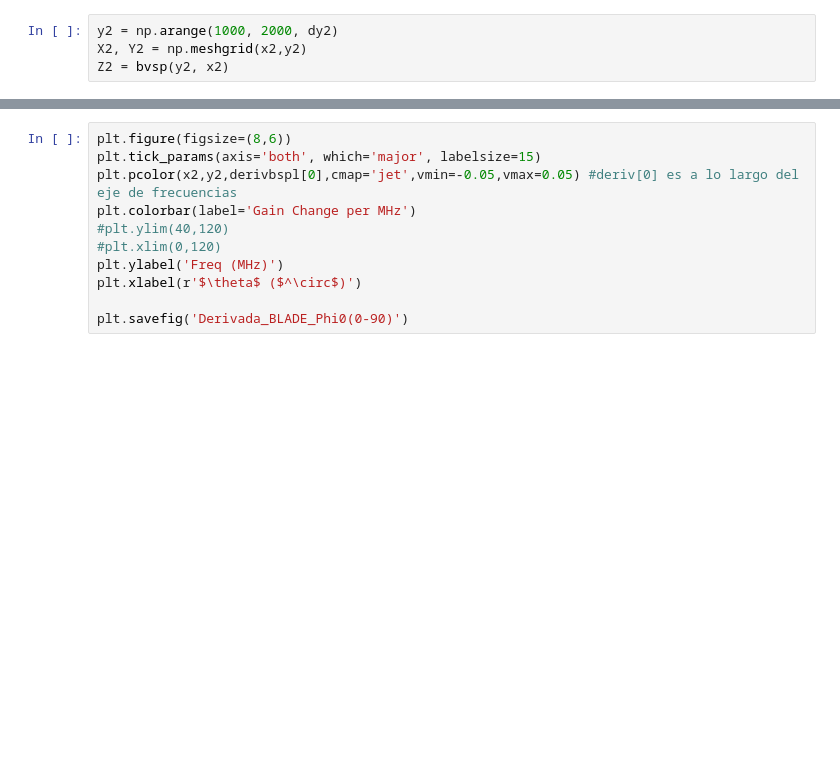
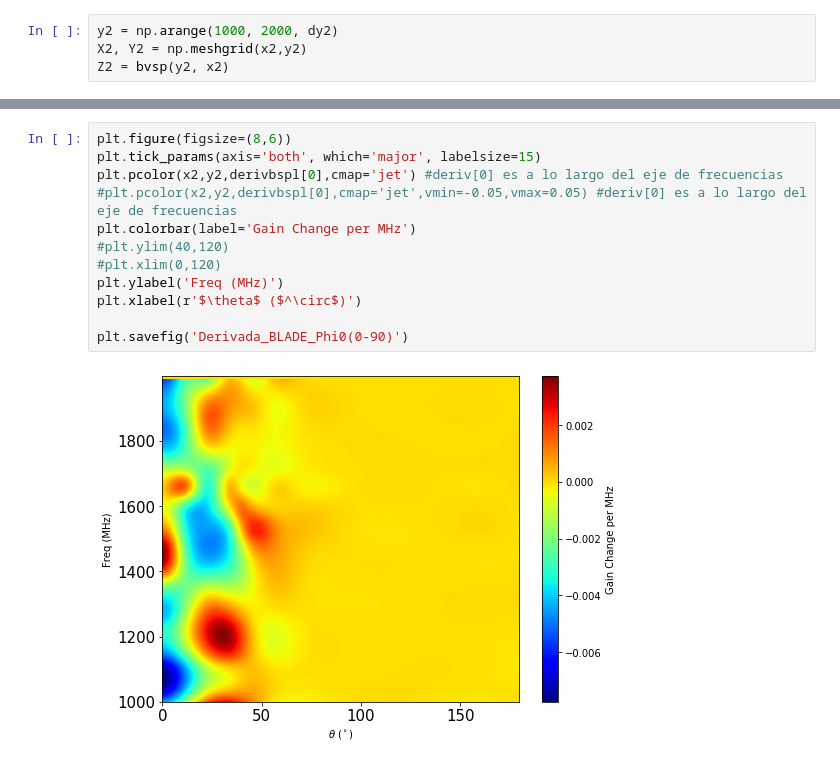
Before and after one commit to oscarsiamo/Proyecto-DAC, a Jupyter notebook: Codigo_graficas.ipynb, the cells around one changed output, grey strips where cells are left out. Drawn from its saved outputs; the diff is of its cells as text; blank space fills up the shorter version.

```diff
--- a/Codigo_graficas.ipynb
+++ b/Codigo_graficas.ipynb
@@ -125,11 +129,14 @@ NameError: name 'Z2' is not defined
 # %%
 plt.figure(figsize=(8,6))
 plt.tick_params(axis='both', which='major', labelsize=15)
-plt.pcolor(x2,y2,derivbspl[0],cmap='jet',vmin=-0.05,vmax=0.05) #deriv[0] es a lo largo del eje de frecuencias
+plt.pcolor(x2,y2,derivbspl[0],cmap='jet') #deriv[0] es a lo largo del eje de frecuencias
+#plt.pcolor(x2,y2,derivbspl[0],cmap='jet',vmin=-0.05,vmax=0.05) #deriv[0] es a lo largo del eje de frecuencias
 plt.colorbar(label='Gain Change per MHz')
 #plt.ylim(40,120)
 #plt.xlim(0,120)
 plt.ylabel('Freq (MHz)')
 plt.xlabel(r'$\theta$ ($^\circ$)')
 
 plt.savefig('Derivada_BLADE_Phi0(0-90)')
+# %% [output]
+[figure, added]
```
Also changed, not shown: parts of 10 cells of this notebook.
